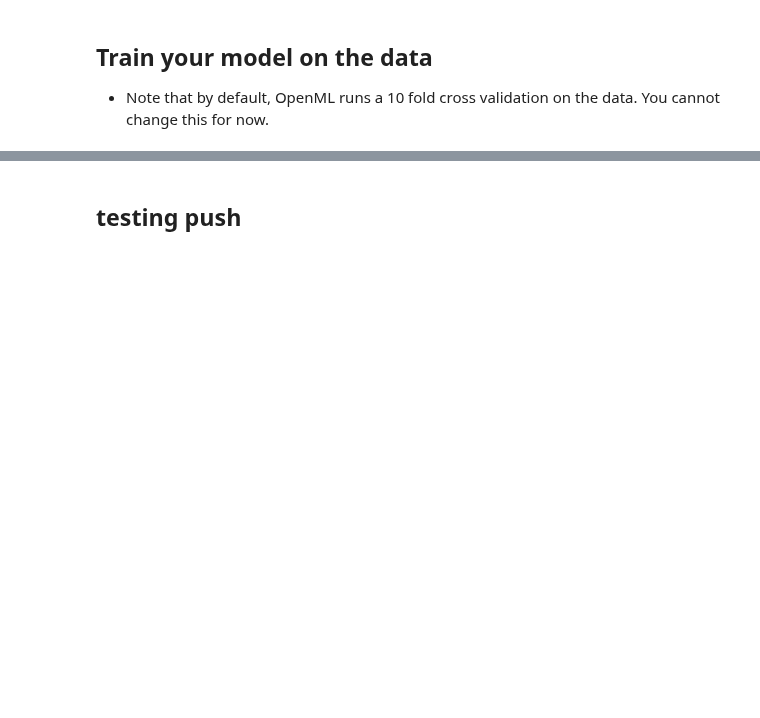
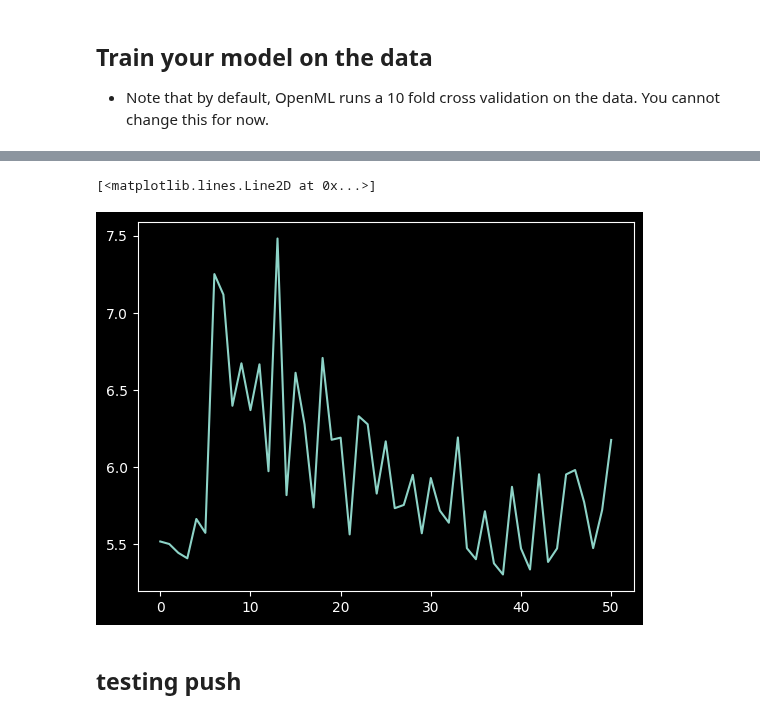
Before and after one commit to openml/openml-pytorch, a Jupyter notebook: test_new_dataloader.ipynb, the cells around one changed output, grey strips where cells are left out. Cells and saved outputs as stored; diff of their text form; code cells hidden in the pictures; blank space fills up the shorter version.

```diff
--- a/test_new_dataloader.ipynb
+++ b/test_new_dataloader.ipynb
@@ -130,3 +121,8 @@ KeyboardInterrupt:
+# %%
+trainer.plot_loss()
+# %% [output]
+[<matplotlib.lines.Line2D at 0x...>]
+[figure, added]
 # %% [markdown]
 ## testing push
 # %%
```
Also changed, not shown: parts of 8 cells of this notebook, 17 other files.
